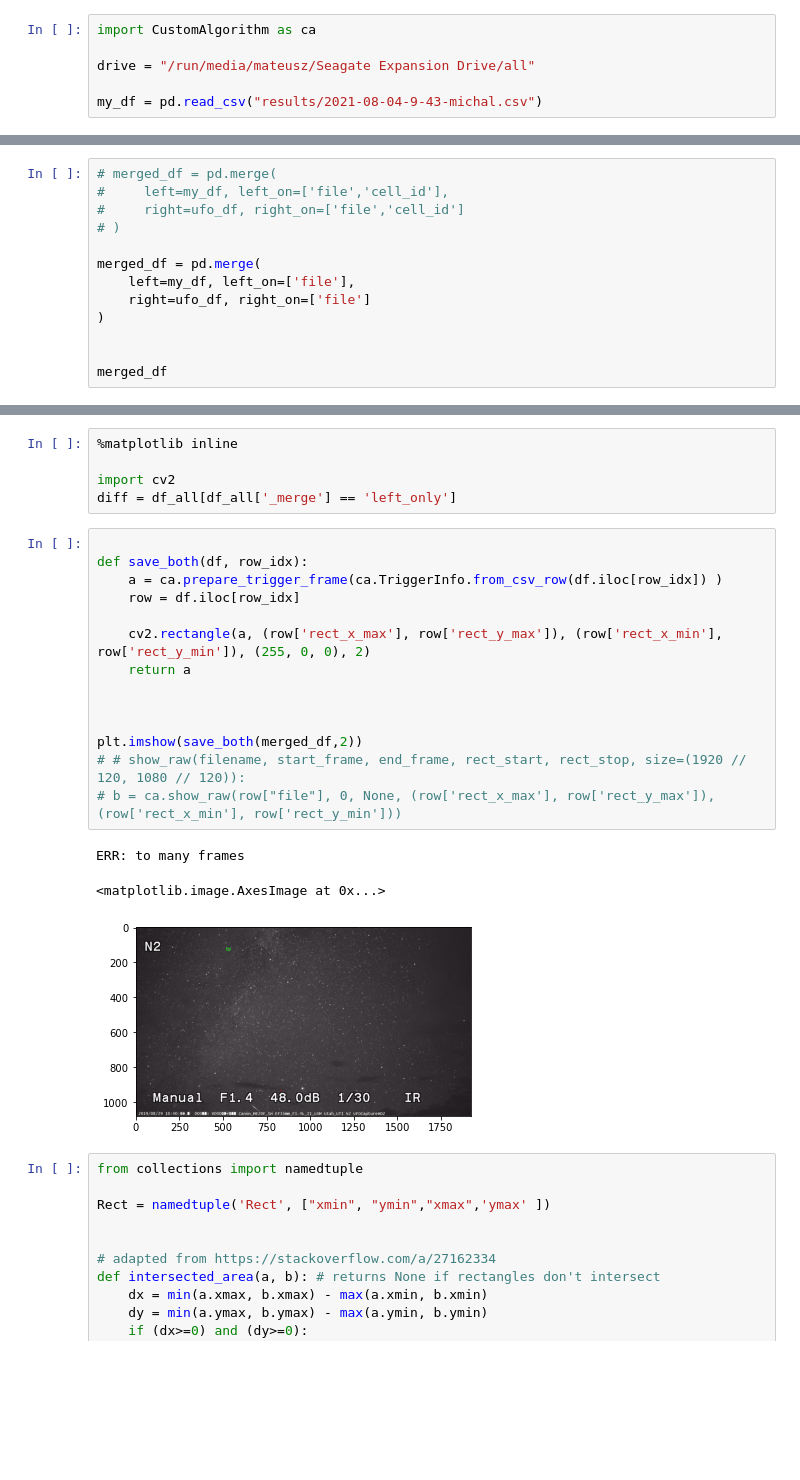
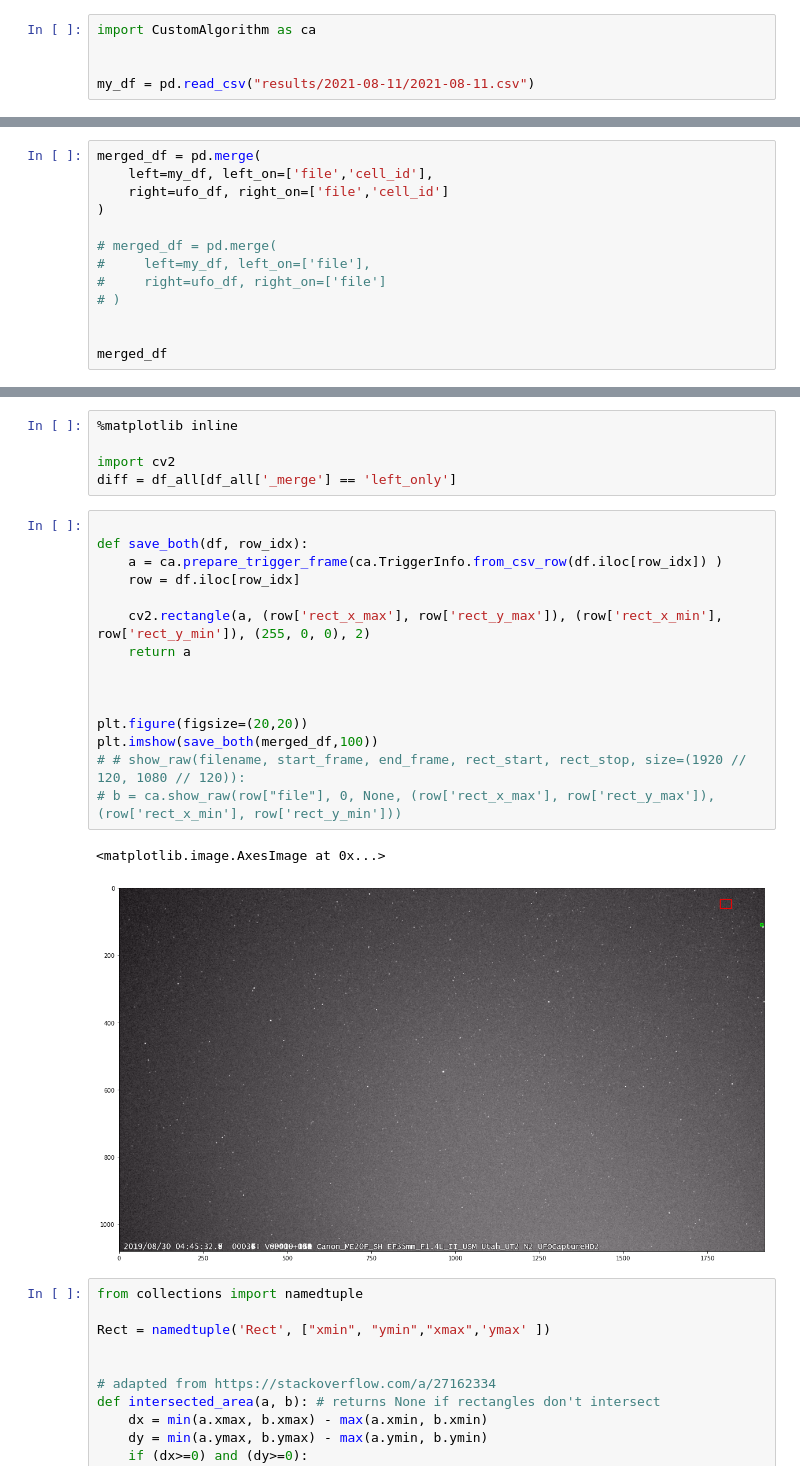
Before and after one commit to mateuszkojro/dims, a Jupyter notebook: motion-detect/compare_ufo.ipynb, the cells around one changed output, grey strips where cells are left out. Saved outputs shown, nothing was run; the diff lists cells and outputs as text; blank space fills up the shorter version.

```diff
--- a/motion-detect/compare_ufo.ipynb
+++ b/motion-detect/compare_ufo.ipynb
@@ -44,9 +44,8 @@ Index(['Unnamed: 0', 'common_filename', 'common_pathname', 'cell_id',
 # %%
 import CustomAlgorithm as ca
 
-drive = "/run/media/mateusz/Seagate Expansion Drive/all"
 
-my_df = pd.read_csv("results/2021-08-04-9-43-michal.csv")
+my_df = pd.read_csv("results/2021-08-11/2021-08-11.csv")
 # %%
 for index, row in my_df.iterrows():
     p = Path(row['file'])
@@ -83,14 +81,14 @@ Index(['Unnamed: 0', 'file', 'start_frame', 'end_frame', 'box_up_left_x',
       dtype='object')
 # %%
+merged_df = pd.merge(
+    left=my_df, left_on=['file','cell_id'],
+    right=ufo_df, right_on=['file','cell_id']
+)
+
 # merged_df = pd.merge(
-#     left=my_df, left_on=['file','cell_id'],
-#     right=ufo_df, right_on=['file','cell_id']
+#     left=my_df, left_on=['file'],
+#     right=ufo_df, right_on=['file']
 # )
-
-merged_df = pd.merge(
-    left=my_df, left_on=['file'],
-    right=ufo_df, right_on=['file']
-)
 
 
 merged_df
@@ -199,21 +205,21 @@ diff = df_all[df_all['_merge'] == 'left_only']
 # %%
 
 def save_both(df, row_idx):
     a = ca.prepare_trigger_frame(ca.TriggerInfo.from_csv_row(df.iloc[row_idx]) )
     row = df.iloc[row_idx]
 
     cv2.rectangle(a, (row['rect_x_max'], row['rect_y_max']), (row['rect_x_min'], row['rect_y_min']), (255, 0, 0), 2)
     return a
 
 
 
-plt.imshow(save_both(merged_df,2))
+plt.figure(figsize=(20,20))
+plt.imshow(save_both(merged_df,100))
 # # show_raw(filename, start_frame, end_frame, rect_start, rect_stop, size=(1920 // 120, 1080 // 120)):
 # b = ca.show_raw(row["file"], 0, None, (row['rect_x_max'], row['rect_y_max']), (row['rect_x_min'], row['rect_y_min']))
 # %% [output]
-ERR: to many frames
+<matplotlib.image.AxesImage at 0x...>
-<matplotlib.image.AxesImage at 0x...>
-[figure, old version]
+[figure, new version]
 # %%
 from collections import namedtuple
 
```
Also changed, not shown: parts of 15 cells of this notebook, 1 other file.
